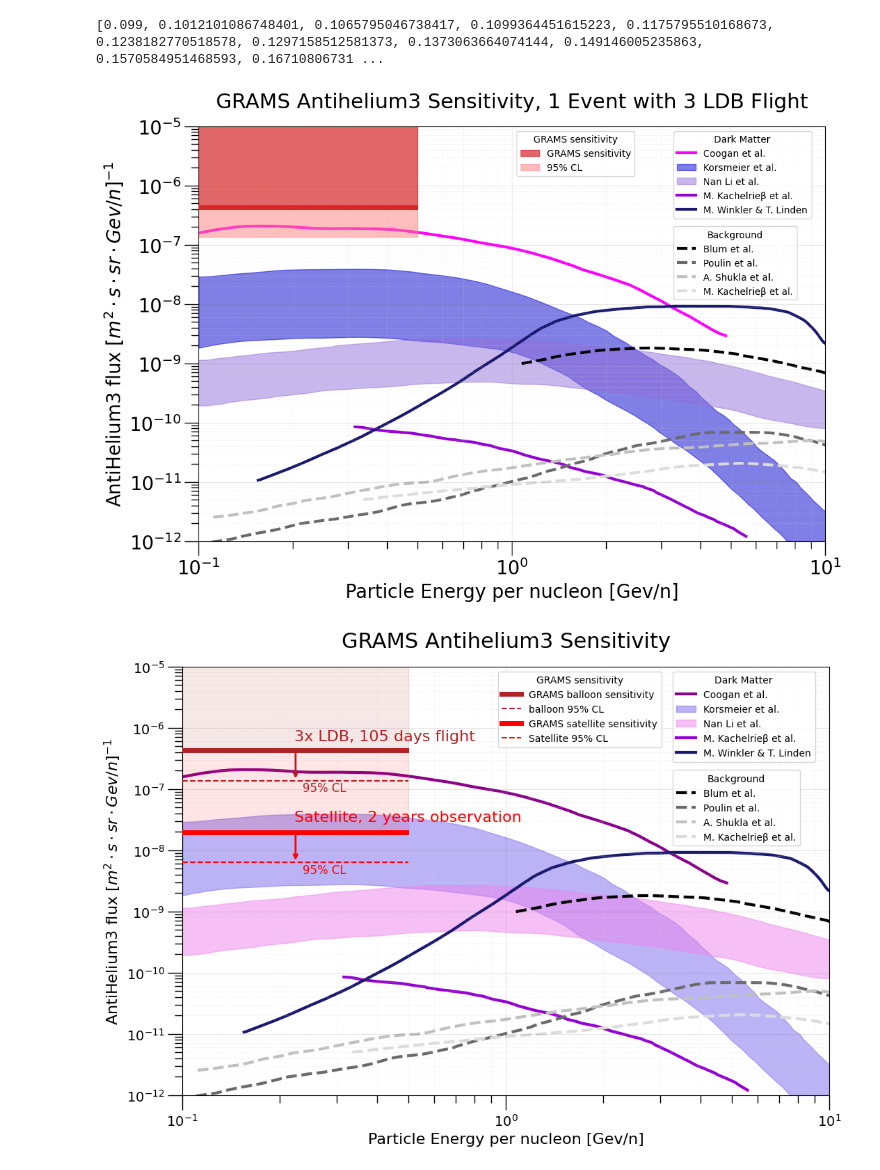
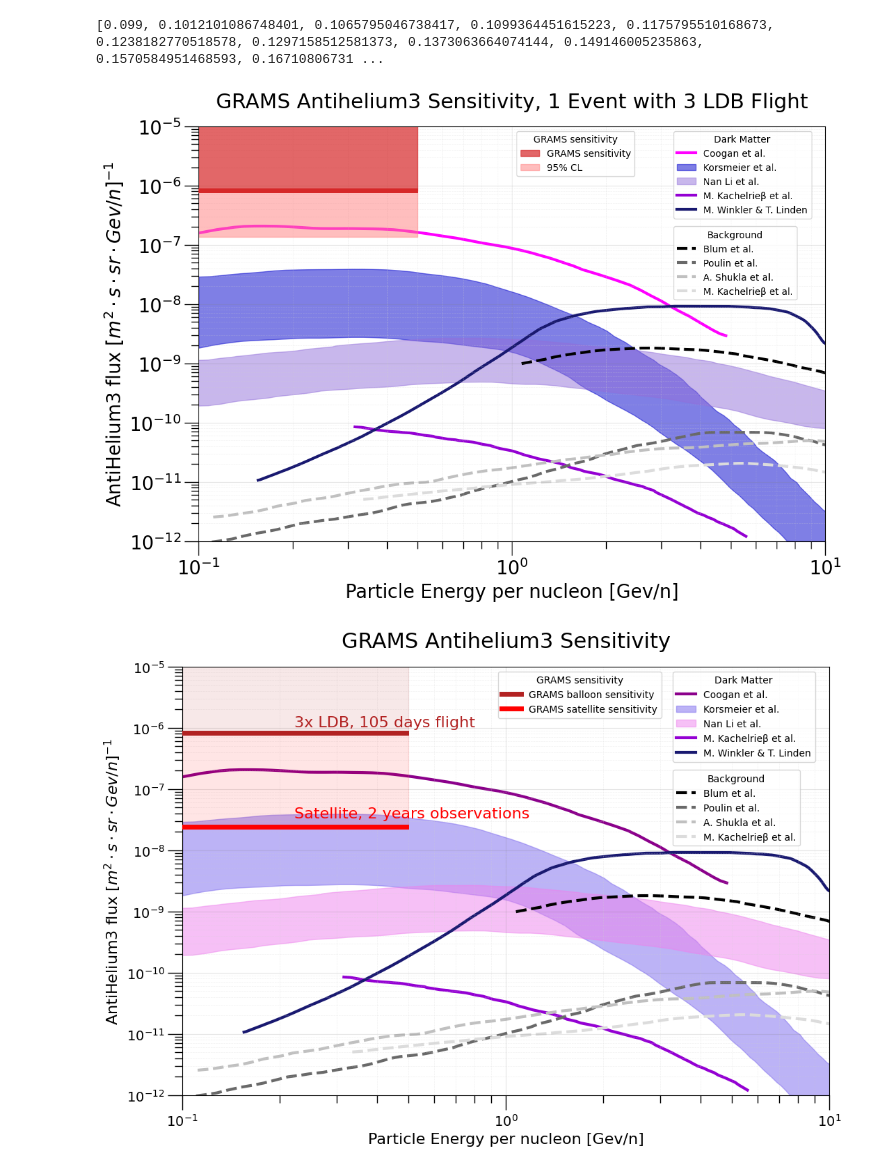
Before and after one commit to Eclipsedclaw/GRAMS, a Jupyter notebook: analysis/2023_Paper/flux_plot.ipynb, the cells around one changed output. Saved outputs shown, nothing was run; the diff lists cells and outputs as text; code cells hidden in the pictures.

```diff
--- a/analysis/2023_Paper/flux_plot.ipynb
+++ b/analysis/2023_Paper/flux_plot.ipynb
@@ -121,7 +121,7 @@ import matplotlib.pyplot as plt
 import numpy as np
 
 GRAMS_antihelium3_x = np.linspace(0.1, 0.5, 100)
-GRAMS_antihelium3_y = np.full_like(GRAMS_antihelium3_x, 4.26e-7)
+GRAMS_antihelium3_y = np.full_like(GRAMS_antihelium3_x, 8.39e-7)
 GRAMS_antihelium3_upper = np.full_like(GRAMS_antihelium3_x, 1)
 GRAMS_antihelium3_lower = np.full_like(GRAMS_antihelium3_x, 4.26e-7/3.09)
 
@@ -186,14 +186,14 @@ plt.grid(which="minor", linestyle='--', linewidth=0.5, color='lightgray', alpha
 # Show the plot
 plt.show()
 # %% [output]
-[figure, old version]
+[figure, new version]
 # %%
 import matplotlib.pyplot as plt
 import numpy as np
 from matplotlib.patches import Polygon
 
 GRAMSsatellite_antihelium3_x = np.linspace(0.1, 0.5, 100)
-GRAMSsatellite_antihelium3_y = np.full_like(GRAMSsatellite_antihelium3_x, 1.97e-8)
+GRAMSsatellite_antihelium3_y = np.full_like(GRAMSsatellite_antihelium3_x, 2.40e-8)
 GRAMSsatellite_antihelium3_upper = np.full_like(GRAMSsatellite_antihelium3_x, 1)
 GRAMSsatellite_antihelium3_lower = np.full_like(GRAMSsatellite_antihelium3_x, 1.97e-8/3.09)
 
@@ -219,8 +219,8 @@ plt.text(
 
 # GRAMS sensitivity shaded area and lower bound
 GRAMS1 = plt.fill_between(GRAMS_antihelium3_x, GRAMS_antihelium3_upper, GRAMS_antihelium3_y, color="firebrick", alpha=0.1, zorder=2)
-GRAMS2, = plt.plot(GRAMS_antihelium3_x, GRAMS_antihelium3_lower, linestyle='dashed', color="firebrick", alpha=1, label="balloon 95% CL", zorder=4)
-
+#GRAMS2, = plt.plot(GRAMS_antihelium3_x, GRAMS_antihelium3_lower, linestyle='dashed', color="firebrick", alpha=1, label="balloon 95% CL", zorder=4)
+'''
 # Calculate geometric mean (center for log scale)
 x_center = np.sqrt(GRAMS_antihelium3_x.min() * GRAMS_antihelium3_x.max())
 y_center = GRAMS_antihelium3_y[np.argmin(np.abs(GRAMS_antihelium3_x - x_center))]
@@ -243,19 +243,19 @@ plt.text(
     fontsize=12,
     color="firebrick"
 )
-
+'''
 GRAMS3, = plt.plot(GRAMSsatellite_antihelium3_x[0:98], GRAMSsatellite_antihelium3_y[0:98], color="red", label="GRAMS satellite sensitivity", linewidth = 5, zorder=3)
 plt.text(
     GRAMSsatellite_antihelium3_x[30],  # X-coordinate near the middle of the line
     GRAMSsatellite_antihelium3_y[50]+1e-8,  # Y-coordinate near the middle of the line
-    "Satellite, 2 years observation",  # Text to display
+    "Satellite, 2 years observations",  # Text to display
     color="red",  # Text color
     fontsize=16,  # Text size
     #fontweight="bold"  # Bold text
 )
 GRAMS4 = plt.fill_between(GRAMSsatellite_antihelium3_x, GRAMS_antihelium3_y, GRAMSsatellite_antihelium3_y, color="red", alpha=0.1, zorder=2)
-GRAMS5, = plt.plot(GRAMSsatellite_antihelium3_x, GRAMSsatellite_antihelium3_lower, linestyle='dashed', color="red", alpha=1, label="Satellite 95% CL", zorder=4)
-
+#GRAMS5, = plt.plot(GRAMSsatellite_antihelium3_x, GRAMSsatellite_antihelium3_lower, linestyle='dashed', color="red", alpha=1, label="Satellite 95% CL", zorder=4)
+'''
 # Calculate geometric mean (center for log scale)
 x_center_s = np.sqrt(GRAMSsatellite_antihelium3_x.min() * GRAMSsatellite_antihelium3_x.max())
 y_center_s = GRAMSsatellite_antihelium3_y[np.argmin(np.abs(GRAMSsatellite_antihelium3_x - x_center_s))]
@@ -278,7 +278,7 @@ plt.text(
     fontsize=12,
     color="red"
 )
-
+'''
 # Dark Matter (DM)
 DM1, = plt.plot(DM_coogan_x, DM_coogan_y, label=f"Coogan et al.", linewidth=3, color="darkmagenta", zorder=1)
 DM2 = plt.fill_between(DM_Korsmeier_upper_x, DM_Korsmeier_lower_y_interp, DM_Korsmeier_upper_y, color="mediumslateblue", alpha=0.5, label="Korsmeier et al.", zorder=1)
@@ -299,32 +299,32 @@ plt.xlabel(r"Particle Energy per nucleon [Gev/n]", fontsize=16)  # Increase font
 plt.ylabel(r'AntiHelium3 flux $[m^{2}\cdot s \cdot sr \cdot Gev/n]^{-1}$', fontsize=16)  # Increase font size for y-axis label
 plt.xlim(0.1, 10)  # Adjust the limits to match your data
 plt.ylim(1e-12, 1e-5)
 
 plt.title("GRAMS Antihelium3 Sensitivity", fontsize=22, pad=20)  # Increase font size for the title
 
 # Adjust tick font size
 plt.tick_params(axis='both', labelsize=14)  # Increase font size for axis ticks
 # Adjust tick parameters
 plt.gca().tick_params(axis='both', which='major', length=15, width=1)  # Major ticks
 plt.gca().tick_params(axis='both', which='minor', length=8, width=1)  # Minor ticks
 
 # Create separate legends for datasets and ranges using bbox_to_anchor to place them separately
-first_legend = plt.legend(handles=[GRAMS0, GRAMS2, GRAMS3, GRAMS5], loc='upper left', title="GRAMS sensitivity", bbox_to_anchor=(0.48, 1), fontsize=10)
+first_legend = plt.legend(handles=[GRAMS0, GRAMS3], loc='upper left', title="GRAMS sensitivity", bbox_to_anchor=(0.48, 1), fontsize=10)
 second_legend = plt.legend(handles=[DM1, DM2, DM3, DM4, DM5], loc='upper left', title="Dark Matter", bbox_to_anchor=(0.75, 1), fontsize=10)
 third_legend = plt.legend(handles=[BKG1, BKG2, BKG3, BKG4], loc='upper left', title="Background", bbox_to_anchor=(0.75, 0.77), fontsize=10)
 
 # Add the legends to the plot
 plt.gca().add_artist(first_legend)
 plt.gca().add_artist(second_legend)
 
 # Enable minor ticks
 plt.minorticks_on()
 
 # Add finer gridlines
 plt.grid(which="major", linestyle='-', linewidth=0.8, color='gray', alpha = 0.2)  # Major gridlines
 plt.grid(which="minor", linestyle='--', linewidth=0.5, color='lightgray', alpha = 0.3)  # Minor gridlines
 
 # Show the plot
 plt.show()
 # %% [output]
-[figure, old version]
+[figure, new version]
```
